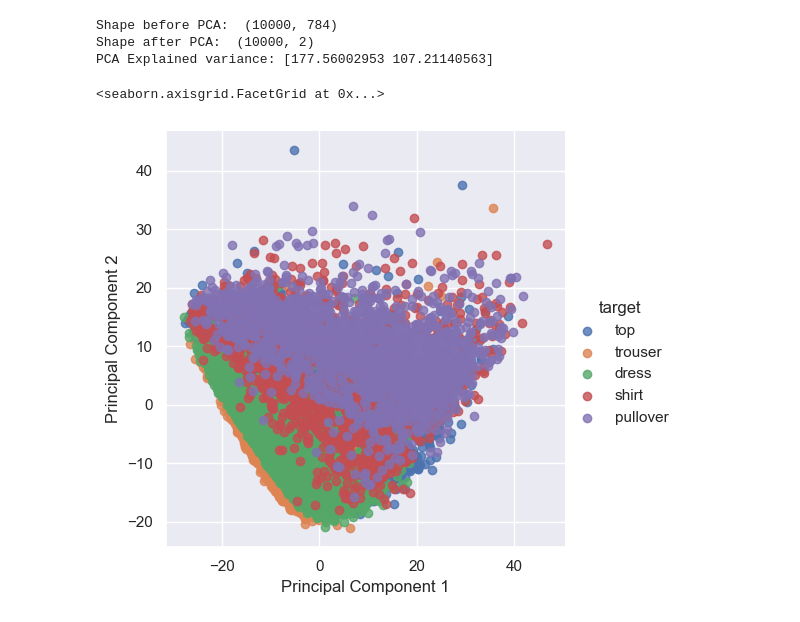
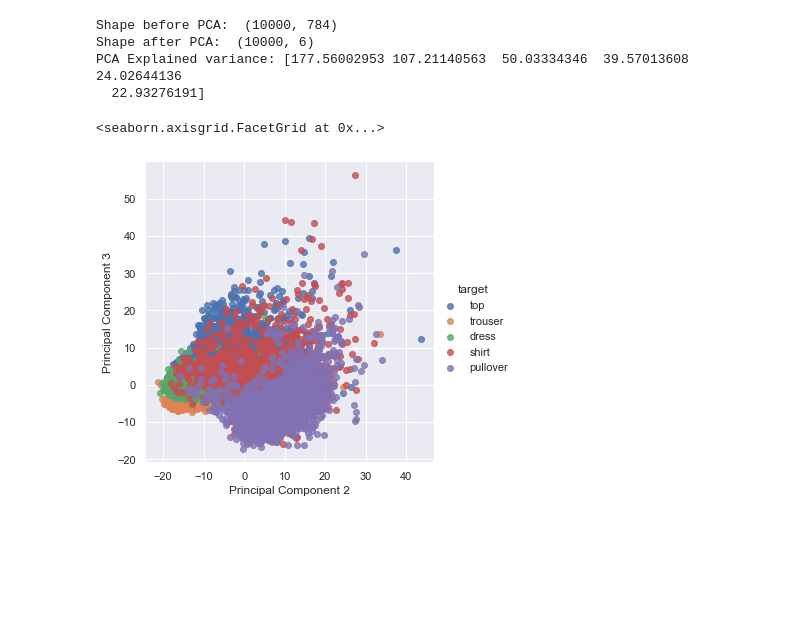
Before and after one commit to JBH010/ML-project, a Jupyter notebook: pca.ipynb, the cells around one changed output. Drawn from its saved outputs; the diff is of its cells as text; code cells hidden in the pictures; blank space fills up the shorter version.

```diff
--- a/pca.ipynb
+++ b/pca.ipynb
@@ -17,7 +17,7 @@ y=data[:,-1]
 x_scaled = StandardScaler().fit_transform(X)
 
 # Dimention Reduction
-pca = PCA(n_components=2)
+pca = PCA(n_components=6)
 pca_features = pca.fit_transform(x_scaled)
 
 # Show PCA characteristics
@@ -26,39 +26,44 @@ print('Shape after PCA: ', pca_features.shape)
 print('PCA Explained variance:', pca.explained_variance_)
 
 # Create PCA DataFrame
 pca_df = pd.DataFrame(
     data=pca_features,
     columns=[
         'Principal Component 1',
-        'Principal Component 2'
+        'Principal Component 2',
+        'Principal Component 3',
+        'Principal Component 4',
+        'Principal Component 5',
+        'Principal Component 6',
         ])
 
 target_names = {
     0:'top',
     1:'trouser',
     2:'pullover',
     3:'dress',
     4:'shirt'
 }
 
 pca_df['target'] = y
 pca_df['target'] = pca_df['target'].map(target_names)
 pca_df.sample(10)
 
 sns.lmplot(
-    x='Principal Component 1',
-    y='Principal Component 2',
+    x='Principal Component 2',
+    y='Principal Component 3',
     data=pca_df,
     fit_reg=False,
     hue='target',
     legend=True
     )
 # %% [output]
 Shape before PCA:  (10000, 784)
-Shape after PCA:  (10000, 2)
-PCA Explained variance: [177.56002953 107.21140563]
+Shape after PCA:  (10000, 6)
+PCA Explained variance: [177.56002953 107.21140563  50.03334346  39.57013608  24.02644136
+  22.93276191]
 <seaborn.axisgrid.FacetGrid at 0x...>
-[figure, old version]
+[figure, new version]
 # %%
 lda = LinearDiscriminantAnalysis(n_components=2)
 X_r2 = lda.fit(X, y).transform(X)
```
Also changed, not shown: parts of 2 cells of this notebook.
